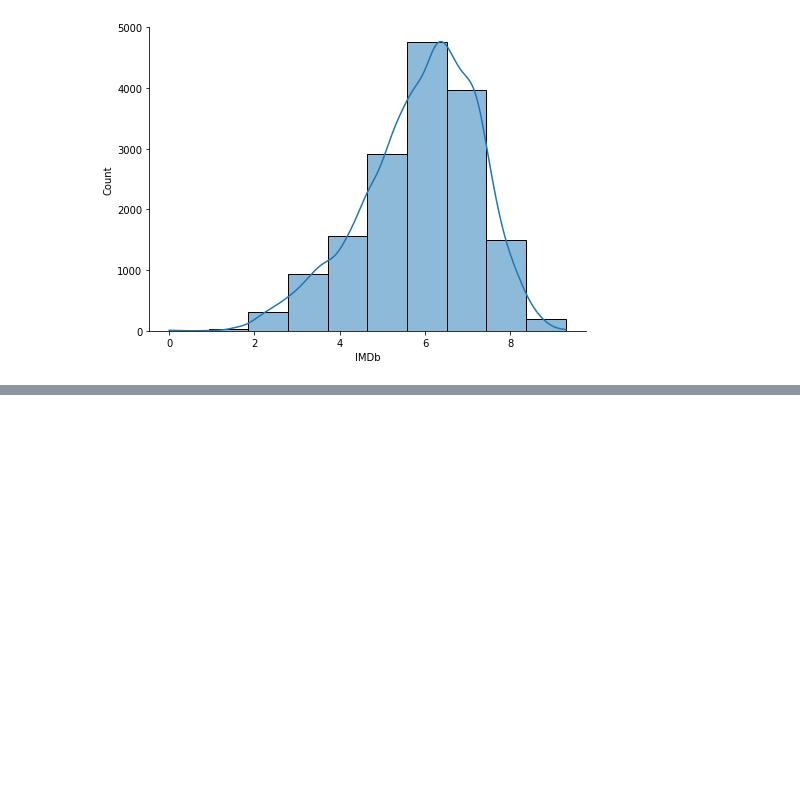
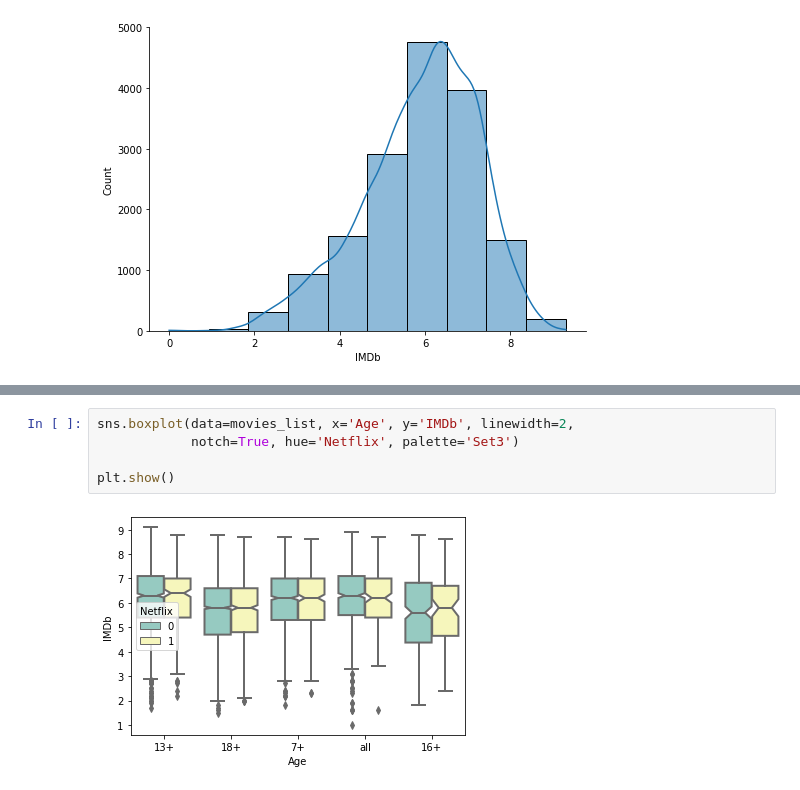
Before and after one commit to rabuhassan/my_python_adventures, a Jupyter notebook: PA419 Creating Plots with Seaborn.ipynb, the cells around one changed output, grey strips where cells are left out. Cells and saved outputs as stored; diff of their text form; blank space fills up the shorter version.

```diff
--- a/PA419 Creating Plots with Seaborn.ipynb
+++ b/PA419 Creating Plots with Seaborn.ipynb
@@ -234,0 +245,7 @@ plt.show()
+# %%
+sns.boxplot(data=movies_list, x='Age', y='IMDb', linewidth=2,
+            notch=True, hue='Netflix', palette='Set3')
+
+plt.show()
+# %% [output]
+[figure, added]
```
Also changed, not shown: parts of 3 cells of this notebook, 1 other file.
